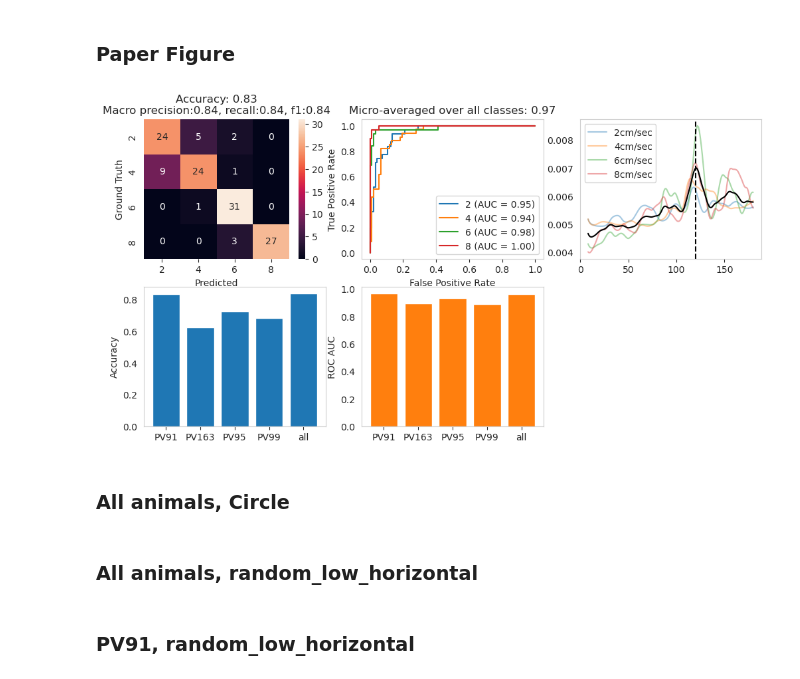
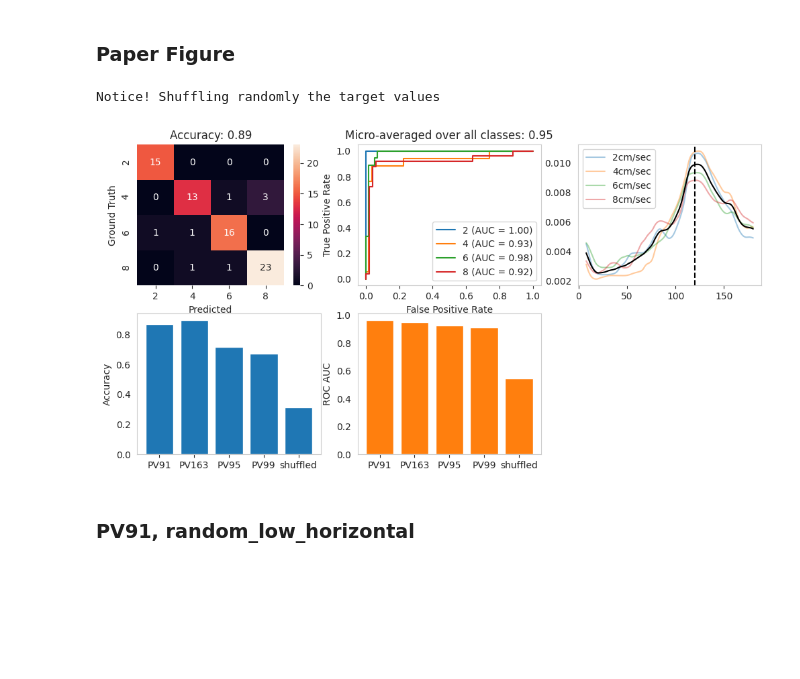
Before and after one commit to EvolutionaryNeuralCodingLab/PreyTouch, a Jupyter notebook: notebooks/trajs.ipynb, the cells around one changed output. Saved outputs shown, nothing was run; the diff lists cells and outputs as text; code cells hidden in the pictures; blank space fills up the shorter version.

```diff
--- a/notebooks/trajs.ipynb
+++ b/notebooks/trajs.ipynb
@@ -97,46 +100,45 @@ with open('/media/sil2/Data/regev/datasets/trajs/trajs_2s_after.pkl', 'wb') as f
 # %% [markdown]
 ### Paper Figure
 # %%
-chosen_animal = 'PV91'
+chosen_animal = 'PV163'
 chosen_movement = 'random_low_horizontal'
 animals = ['PV91', 'PV163', 'PV95', 'PV99', 'all']
 
 # model_paths = []
 model_paths = [
-    'traj_classifier_PV91_random_low_horizontal/20240819_142113',
-    'traj_classifier_PV163_random_low_horizontal/20240819_142156',
-    'traj_classifier_PV95_random_low_horizontal/20240819_142327',
-    'traj_classifier_PV99_random_low_horizontal/20240819_142457',
-    'traj_classifier_all_random_low_horizontal/20240819_143147'
+    'traj_classifier_PV91_random_low_horizontal/20240825_140000',
+    'traj_classifier_PV163_random_low_horizontal/20240825_124807',
+    'traj_classifier_PV95_random_low_horizontal/20240825_153605',
+    'traj_classifier_PV99_random_low_horizontal/20240825_140603',
+    'traj_classifier_PV91_random_low_horizontal/20240825_145143'  # shuffled
 ]
 fig, axes = plt.subplots(2, 3, figsize=(12, 6))
 # for animal_id in animals:
 for model_path in tqdm(model_paths):
     model_path = f'{TRAJ_DIR}/{model_path}'
     tj = TrajClassifier(model_path=model_path, is_debug=False)
-    animal_id = tj.animal_id
+    animal_id = tj.animal_id if not tj.is_shuffled_target else 'shuffled'
     # tj = TrajClassifier(save_model_dir=TRAJ_DIR, is_shuffle_dataset=False, sub_section=(-2, 180), is_resample=False,
     #                 animal_id=animal_id, movement_type=chosen_movement, is_hit=False, lstm_layers=4, dropout_prob=0.3, lstm_hidden_dim=50,)
     # tj.train(is_plot=False)
     # model_paths.append(tj.model_path)
     if animal_id == chosen_animal:
         tj.all_data_evaluation(axes=axes[0, :])
 
     y_true, y_pred, y_score, attns = tj.get_data_for_evaluation()
     y_true_binary = label_binarize(y_true, classes=np.arange(len(tj.targets)))
     acc = accuracy_score(y_true, y_pred)
     auc = roc_auc_score(y_true_binary, y_score, average="weighted")
     axes[1, 0].bar(animal_id, acc, color='tab:blue')
     axes[1, 1].bar(animal_id, auc, color='tab:orange')
 
 for ax in axes.flatten():
     ax.grid(False)
 
 axes[1, 2].axis('off')
 axes[1, 0].set_ylabel('Accuracy')
 axes[1, 1].set_ylabel('ROC AUC')
 fig.savefig(f'{TRAJ_DIR}/traj_model_plots.pdf')
 # %% [output]
+Notice! Shuffling randomly the target values
-[figure, old version]
+[figure, new version]
-# %% [markdown]
-### All animals, Circle
@@ -149,2 +144,0 @@ tj.check_hidden_states()
-# %% [markdown]
-### All animals, random_low_horizontal
```
Also changed, not shown: parts of 27 cells of this notebook, 1 other file.
